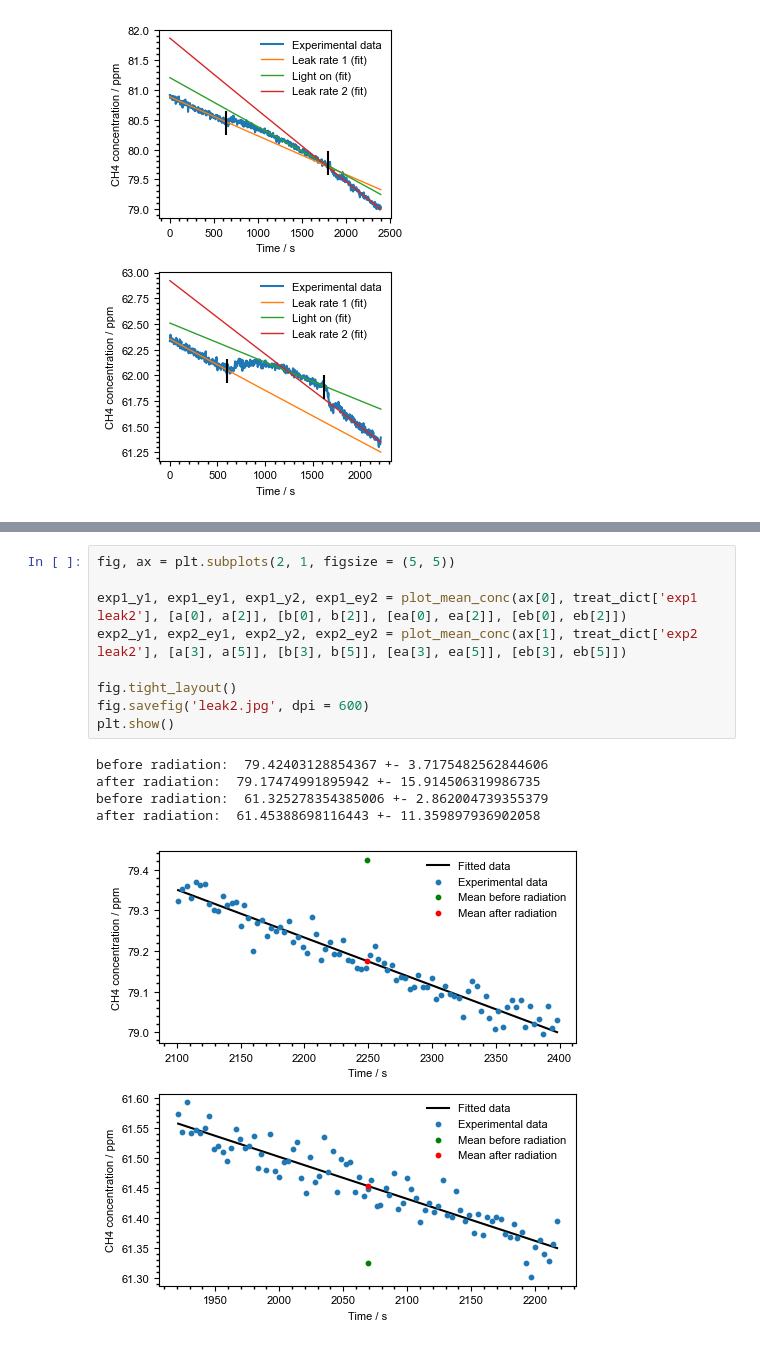
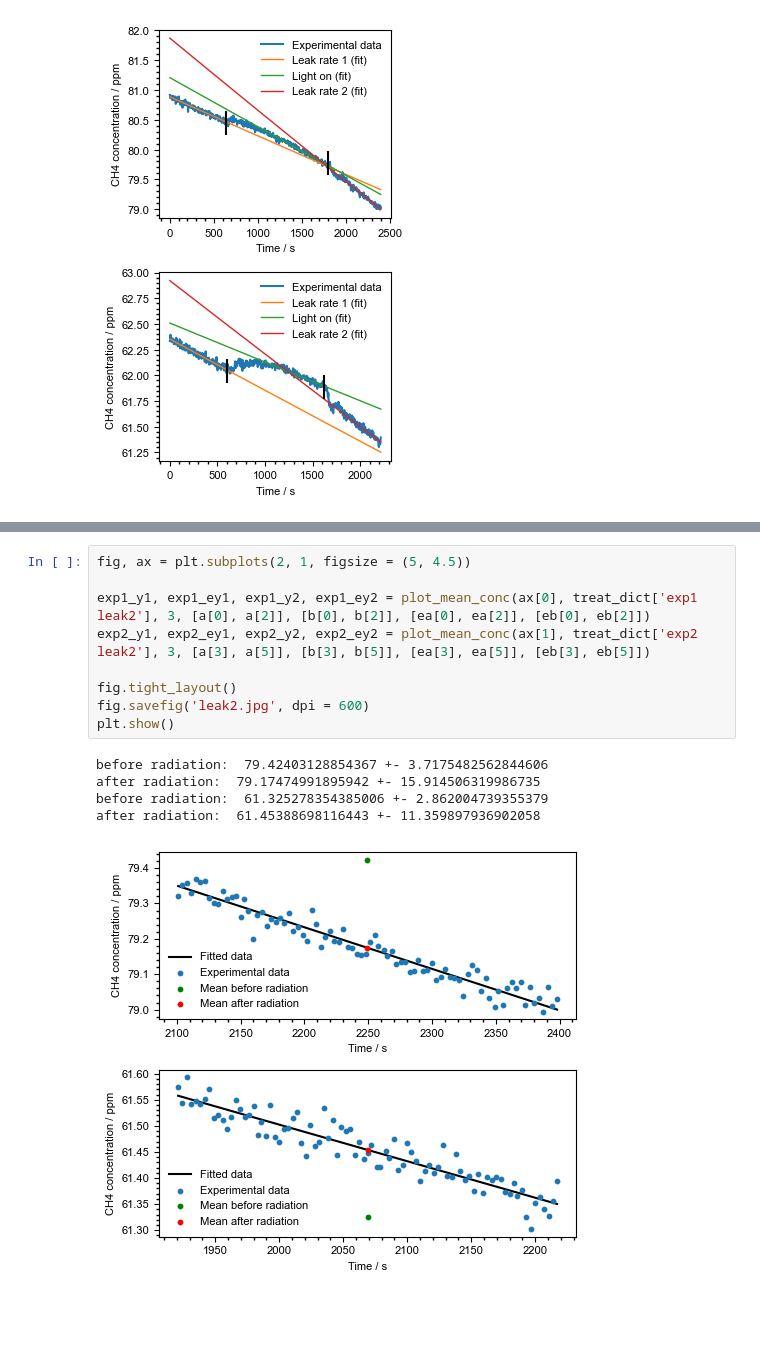
Before and after one commit to Normann25/Manganese-chlorides, a Jupyter notebook: Bachelor/Piccaro/data_treat_v2.ipynb, the cells around one changed output, grey strips where cells are left out. Saved outputs shown, nothing was run; the diff lists cells and outputs as text; blank space fills up the shorter version.

```diff
--- a/Bachelor/Piccaro/data_treat_v2.ipynb
+++ b/Bachelor/Piccaro/data_treat_v2.ipynb
@@ -127,15 +114,15 @@ plt.show()
 # %%
-fig, ax = plt.subplots(2, 1, figsize = (5, 5))
+fig, ax = plt.subplots(2, 1, figsize = (5, 4.5))
 
-exp1_y1, exp1_ey1, exp1_y2, exp1_ey2 = plot_mean_conc(ax[0], treat_dict['exp1 leak2'], [a[0], a[2]], [b[0], b[2]], [ea[0], ea[2]], [eb[0], eb[2]])
-exp2_y1, exp2_ey1, exp2_y2, exp2_ey2 = plot_mean_conc(ax[1], treat_dict['exp2 leak2'], [a[3], a[5]], [b[3], b[5]], [ea[3], ea[5]], [eb[3], eb[5]])
+exp1_y1, exp1_ey1, exp1_y2, exp1_ey2 = plot_mean_conc(ax[0], treat_dict['exp1 leak2'], 3, [a[0], a[2]], [b[0], b[2]], [ea[0], ea[2]], [eb[0], eb[2]])
+exp2_y1, exp2_ey1, exp2_y2, exp2_ey2 = plot_mean_conc(ax[1], treat_dict['exp2 leak2'], 3, [a[3], a[5]], [b[3], b[5]], [ea[3], ea[5]], [eb[3], eb[5]])
 
 fig.tight_layout()
 fig.savefig('leak2.jpg', dpi = 600)
 plt.show()
 # %% [output]
 before radiation:  79.42403128854367 +- 3.7175482562844606
 after radiation:  79.17474991895942 +- 15.914506319986735
 before radiation:  61.325278354385006 +- 2.862004739355379
 after radiation:  61.45388698116443 +- 11.359897936902058
-[figure, old version]
+[figure, new version]
```
Also changed, not shown: parts of 2 cells of this notebook, 3 other files.
